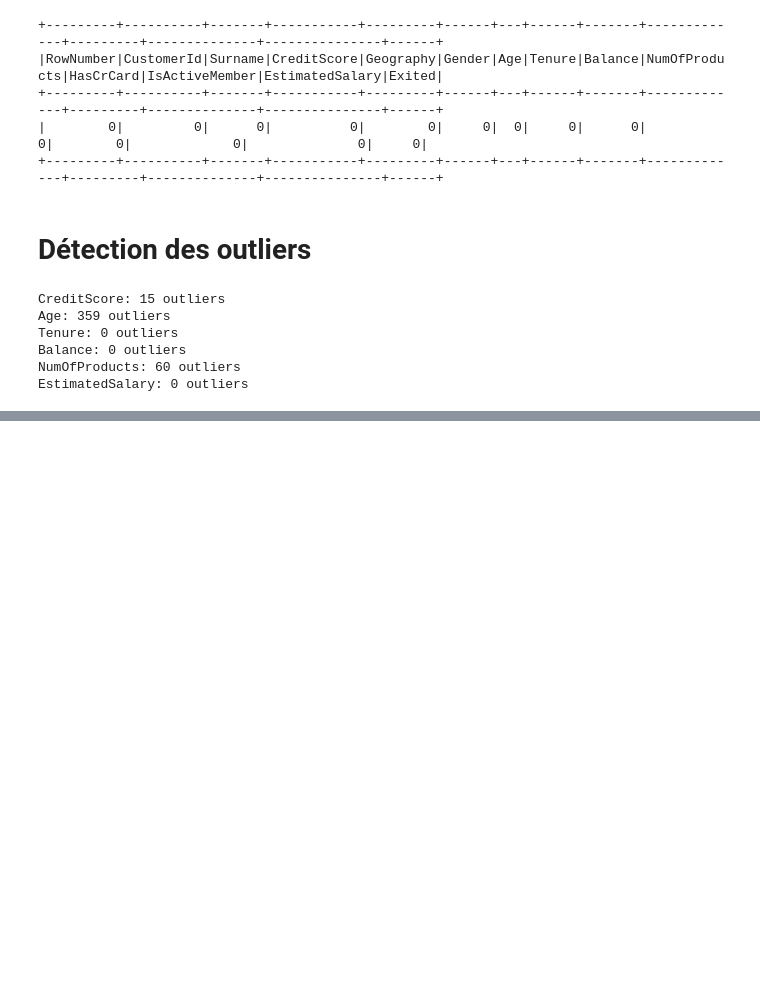
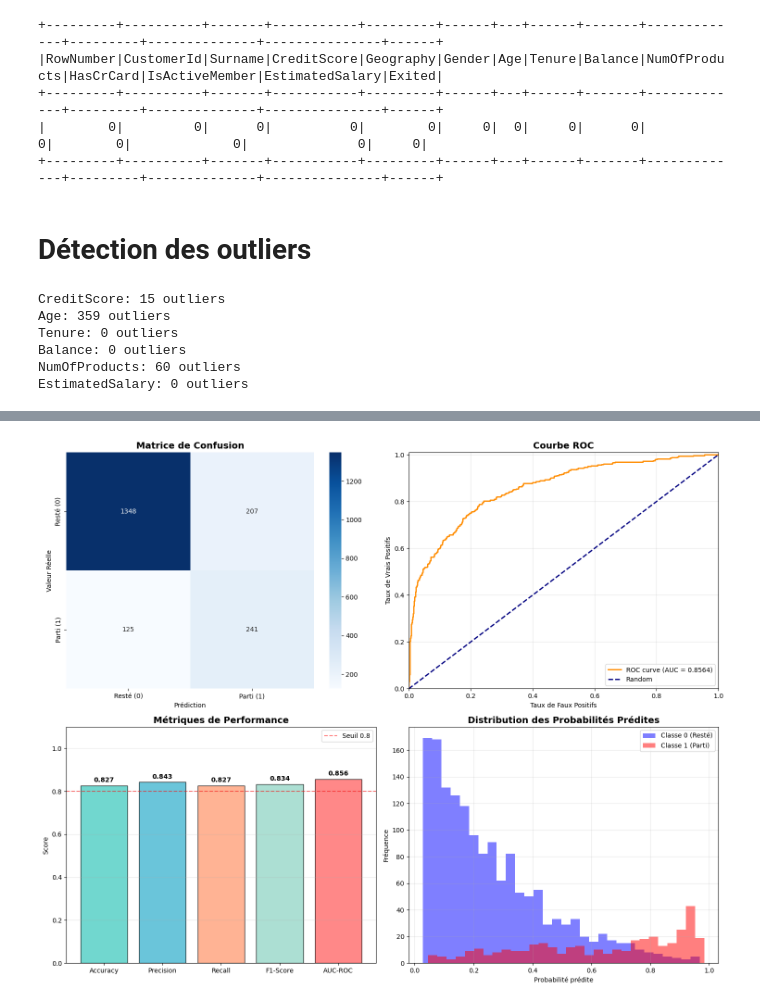
Before and after one commit to elmhmmd/Pr-diction-de-l-Attrition-Client-Bancaire, a Jupyter notebook: attrition.ipynb, the cells around one changed output, grey strips where cells are left out. Cells and saved outputs as stored; diff of their text form; code cells hidden in the pictures; blank space fills up the shorter version.

```diff
--- a/attrition.ipynb
+++ b/attrition.ipynb
@@ -109,0 +388,10 @@ EstimatedSalary: 0 outliers
+# %%
+# Séparation train/test (80/20)
+train_df, test_df = df_clean.randomSplit([0.8, 0.2], seed=42)
+
+# Cache pour optimisation
+train_df = train_df.cache()
+test_df = test_df.cache()
+
+print(f"Taille du jeu d'entraînement: {train_df.count()}")
+print(f"Taille du jeu de test: {test_df.count()}")
@@ -109,0 +526,10 @@ EstimatedSalary: 0 outliers
+# %%
+# Faire des prédictions sur le jeu de test
+predictions = best_model.transform(test_df)
+
+# Afficher quelques prédictions
+print("Exemples de prédictions:")
+predictions.select("Exited", "prediction", "probability").show(10)
+
+# Cache pour les métriques
+predictions = predictions.cache()
@@ -109,0 +625,75 @@ EstimatedSalary: 0 outliers
+# %%
+import matplotlib.pyplot as plt
+import seaborn as sns
+from sklearn.metrics import confusion_matrix, classification_report, roc_curve, auc
+import pandas as pd
+import numpy as np
+
+# Convertir les prédictions en Pandas pour sklearn
+predictions_pd = predictions.select("Exited", "prediction", "probability").toPandas()
+
+# Extraire les probabilités pour la classe positive
+y_true = predictions_pd['Exited'].values
+y_pred = predictions_pd['prediction'].values
+y_proba = np.array([p[1] for p in predictions_pd['probability'].values])
+
+# 1. Matrice de confusion
+cm = confusion_matrix(y_true, y_pred)
+
+fig, axes = plt.subplots(2, 2, figsize=(15, 12))
+
+# Confusion Matrix Heatmap
+sns.heatmap(cm, annot=True, fmt='d', cmap='Blues', ax=axes[0, 0],
+            xticklabels=['Resté (0)', 'Parti (1)'],
+            yticklabels=['Resté (0)', 'Parti (1)'])
+axes[0, 0].set_title('Matrice de Confusion', fontsize=14, fontweight='bold')
+axes[0, 0].set_ylabel('Valeur Réelle')
+axes[0, 0].set_xlabel('Prédiction')
+
+# 2. ROC Curve
+fpr, tpr, thresholds = roc_curve(y_true, y_proba)
+roc_auc = auc(fpr, tpr)
+
+axes[0, 1].plot(fpr, tpr, color='darkorange', lw=2, label=f'ROC curve (AUC = {roc_auc:.4f})')
+axes[0, 1].plot([0, 1], [0, 1], color='navy', lw=2, linestyle='--', label='Random')
+axes[0, 1].set_xlim([0.0, 1.0])
+axes[0, 1].set_ylim([0.0, 1.01])
+axes[0, 1].set_xlabel('Taux de Faux Positifs')
+axes[0, 1].set_ylabel('Taux de Vrais Positifs')
+axes[0, 1].set_title('Courbe ROC', fontsize=14, fontweight='bold')
+axes[0, 1].legend(loc="lower right")
+axes[0, 1].grid(alpha=0.3)
+
+# 3. Métriques de performance (barres)
+metrics_names = ['Accuracy', 'Precision', 'Recall', 'F1-Score', 'AUC-ROC']
+metrics_values = [accuracy, precision, recall, f1_score, auc_roc]
+colors = ['#4ECDC4', '#45B7D1', '#FFA07A', '#98D8C8', '#FF6B6B']
+
+bars = axes[1, 0].bar(metrics_names, metrics_values, color=colors, alpha=0.8, edgecolor='black')
+for bar, value in zip(bars, metrics_values):
+    axes[1, 0].text(bar.get_x() + bar.get_width()/2, bar.get_height() + 0.01,
+                    f'{value:.3f}', ha='center', va='bottom', fontsize=10, fontweight='bold')
+axes[1, 0].set_ylim(0, 1.1)
+axes[1, 0].set_ylabel('Score')
+axes[1, 0].set_title('Métriques de Performance', fontsize=14, fontweight='bold')
+axes[1, 0].axhline(y=0.8, color='red', linestyle='--', alpha=0.5, label='Seuil 0.8')
+axes[1, 0].legend()
+axes[1, 0].grid(axis='y', alpha=0.3)
+
+# 4. Distribution des prédictions
+axes[1, 1].hist(y_proba[y_true == 0], bins=30, alpha=0.5, label='Classe 0 (Resté)', color='blue')
+axes[1, 1].hist(y_proba[y_true == 1], bins=30, alpha=0.5, label='Classe 1 (Parti)', color='red')
+axes[1, 1].set_xlabel('Probabilité prédite')
+axes[1, 1].set_ylabel('Fréquence')
+axes[1, 1].set_title('Distribution des Probabilités Prédites', fontsize=14, fontweight='bold')
+axes[1, 1].legend()
+axes[1, 1].grid(alpha=0.3)
+
+plt.tight_layout()
+plt.show()
+
+# Rapport de classification détaillé
+print("\nRapport de Classification Détaillé:")
+print("=" * 60)
+print(classification_report(y_true, y_pred, target_names=['Resté (0)', 'Parti (1)']))
+# %% [output]
@@ -109,0 +701 @@ EstimatedSalary: 0 outliers
+[figure, added]
```
Also changed, not shown: parts of 38 cells of this notebook, 3 other files.
